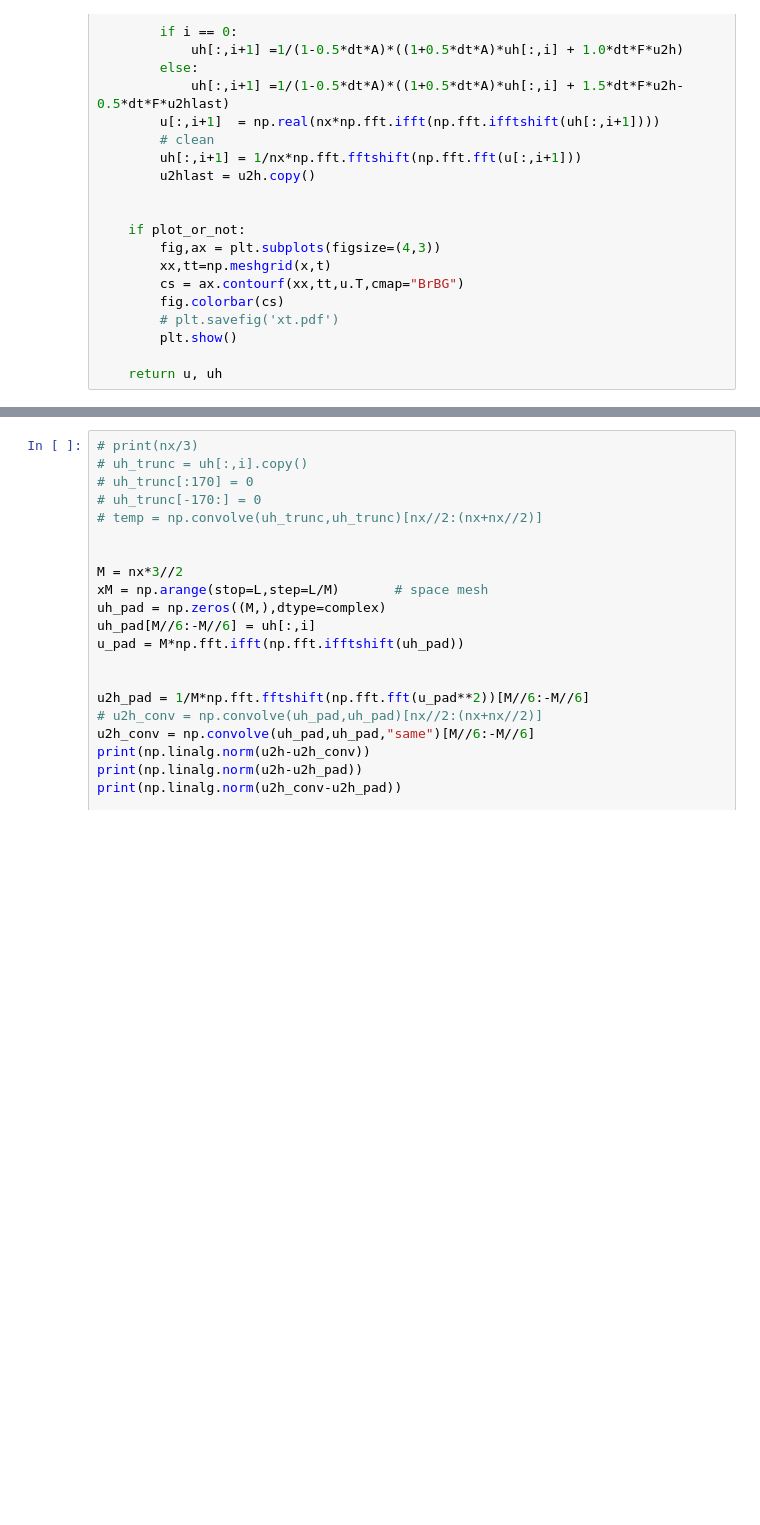
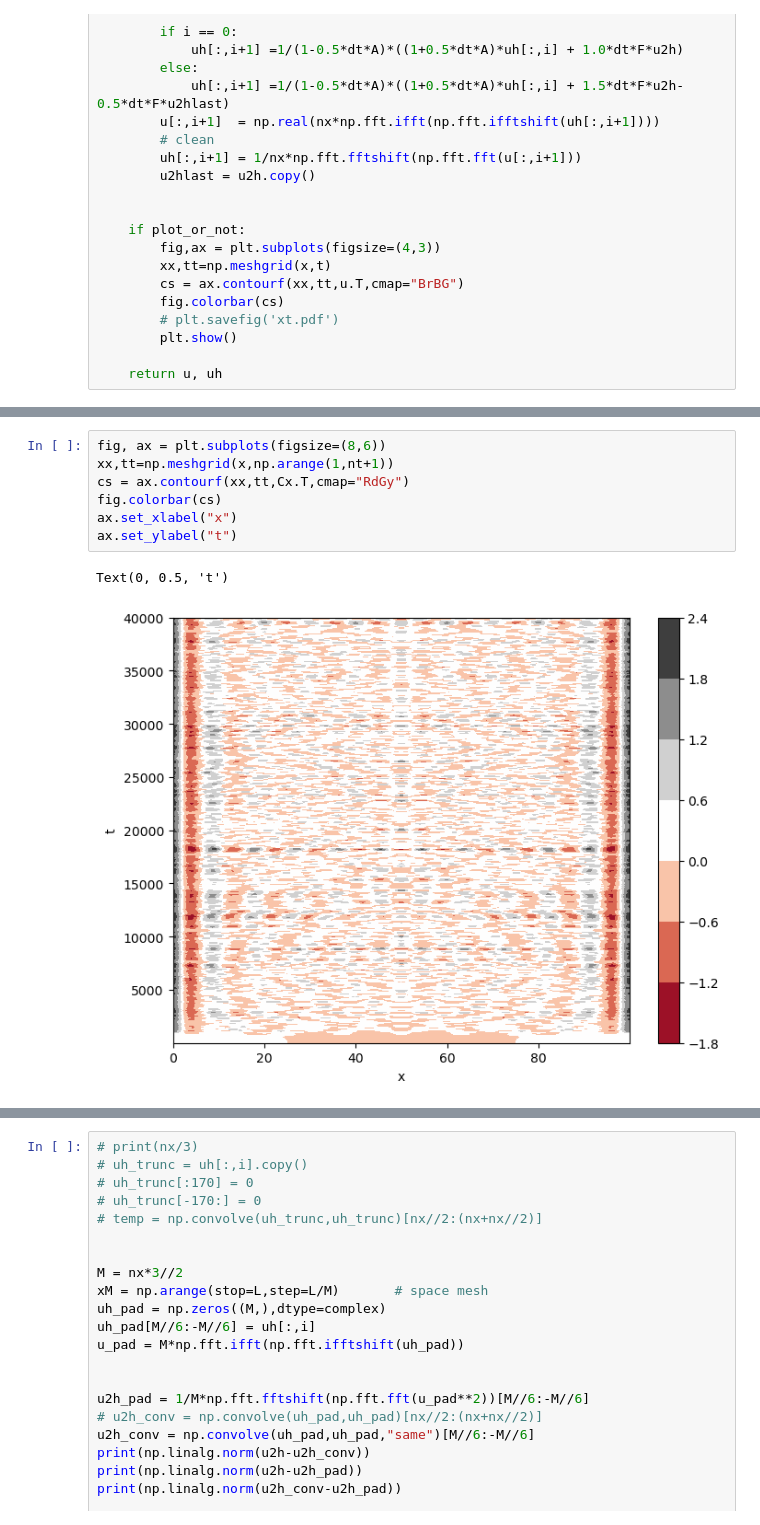
Before and after one commit to smallpondtom/LiftAndLearn.jl, a Jupyter notebook: scripts/solver_demo.ipynb, the cells around one changed output, grey strips where cells are left out. Saved outputs shown, nothing was run; the diff lists cells and outputs as text; blank space fills up the shorter version.

```diff
--- a/scripts/solver_demo.ipynb
+++ b/scripts/solver_demo.ipynb
@@ -164,2 +150,12 @@ No artists with labels found to put in legend.  Note that artists whose label st
+# %%
+fig, ax = plt.subplots(figsize=(8,6))
+xx,tt=np.meshgrid(x,np.arange(1,nt+1))
+cs = ax.contourf(xx,tt,Cx.T,cmap="RdGy")
+fig.colorbar(cs)
+ax.set_xlabel("x")
+ax.set_ylabel("t")
+# %% [output]
+Text(0, 0.5, 't')
+[figure, added]
 # %%
 # Energy spectral
```
Also changed, not shown: parts of 4 cells of this notebook, 1 other file.
